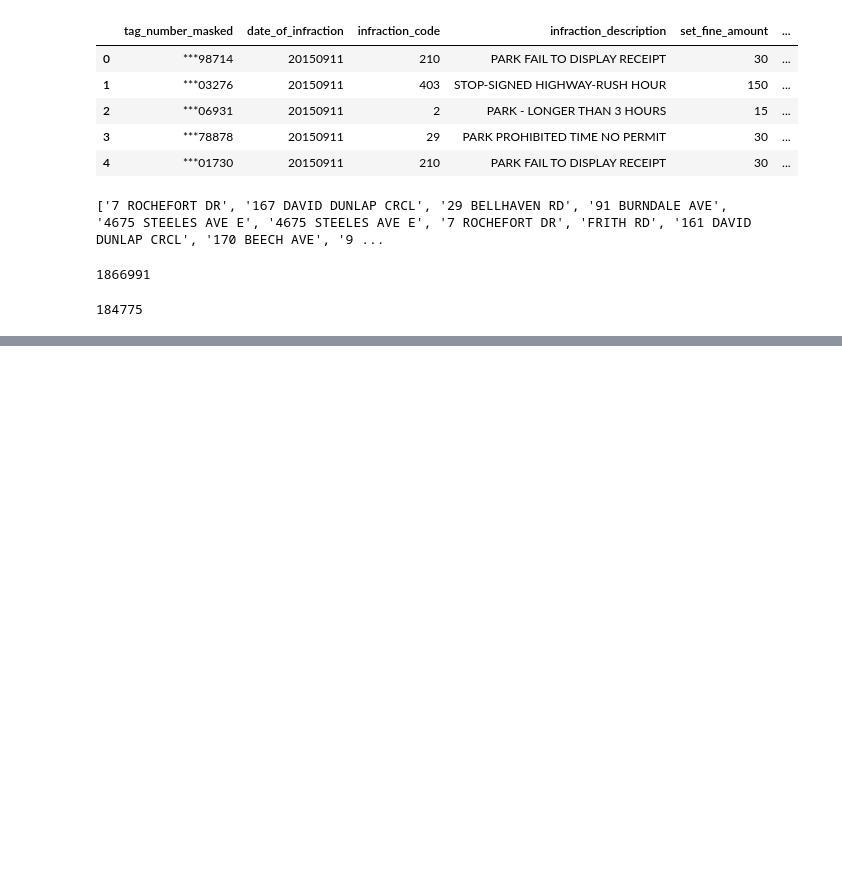
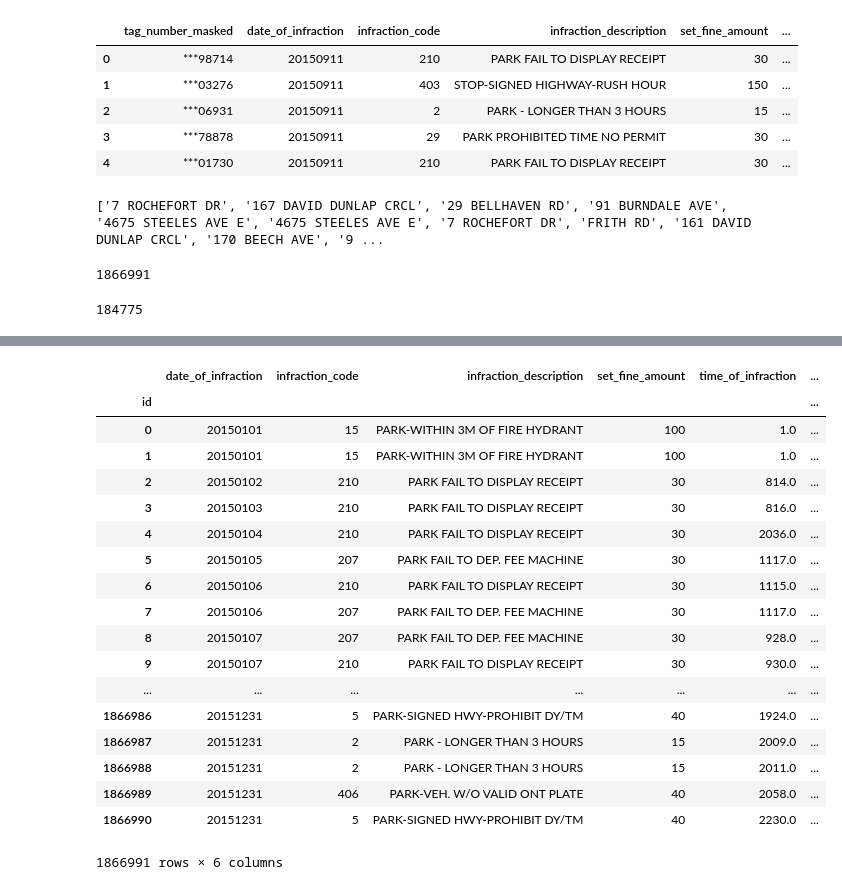
Before and after one commit to alobodanov/parking_ticket_data, a Jupyter notebook: Main Code.ipynb, the cells around one changed output, grey strips where cells are left out. Cells and saved outputs as stored; diff of their text form; code cells hidden in the pictures; blank space fills up the shorter version.

```diff
--- a/Main Code.ipynb
+++ b/Main Code.ipynb
@@ -82,0 +77,3 @@ clean_df
+# %%
+df = pd.DataFrame({'location2':clean_locations})
+df
@@ -82,0 +99,3 @@ clean_df
+# %%
+clean_df = pd.merge(tickets_2015_df,df,how="right",on='location2')
+clean_df
@@ -82,0 +121,26 @@ clean_df
+# %%
+index = np.arange(0,len(clean_df))
+clean_df["id"] = index
+clean_df.set_index("id",inplace=True)
+clean_df=clean_df[["date_of_infraction","infraction_code","infraction_description","set_fine_amount","time_of_infraction","location2"]]
+clean_df
+# %% [output]
+|  | date_of_infraction | infraction_code | infraction_description | set_fine_amount | time_of_infraction | ... |
+| id |  |  |  |  |  | ... |
+| 0 | 20150101 | 15 | PARK-WITHIN 3M OF FIRE HYDRANT | 100 | 1.0 | ... |
+| 1 | 20150101 | 15 | PARK-WITHIN 3M OF FIRE HYDRANT | 100 | 1.0 | ... |
+| 2 | 20150102 | 210 | PARK FAIL TO DISPLAY RECEIPT | 30 | 814.0 | ... |
+| 3 | 20150103 | 210 | PARK FAIL TO DISPLAY RECEIPT | 30 | 816.0 | ... |
+| 4 | 20150104 | 210 | PARK FAIL TO DISPLAY RECEIPT | 30 | 2036.0 | ... |
+| 5 | 20150105 | 207 | PARK FAIL TO DEP. FEE MACHINE | 30 | 1117.0 | ... |
+| 6 | 20150106 | 210 | PARK FAIL TO DISPLAY RECEIPT | 30 | 1115.0 | ... |
+| 7 | 20150106 | 207 | PARK FAIL TO DEP. FEE MACHINE | 30 | 1117.0 | ... |
+| 8 | 20150107 | 207 | PARK FAIL TO DEP. FEE MACHINE | 30 | 928.0 | ... |
+| 9 | 20150107 | 210 | PARK FAIL TO DISPLAY RECEIPT | 30 | 930.0 | ... |
+| ... | ... | ... | ... | ... | ... | ... |
+| 1866986 | 20151231 | 5 | PARK-SIGNED HWY-PROHIBIT DY/TM | 40 | 1924.0 | ... |
+| 1866987 | 20151231 | 2 | PARK - LONGER THAN 3 HOURS | 15 | 2009.0 | ... |
+| 1866988 | 20151231 | 2 | PARK - LONGER THAN 3 HOURS | 15 | 2011.0 | ... |
+| 1866989 | 20151231 | 406 | PARK-VEH. W/O VALID ONT PLATE | 40 | 2058.0 | ... |
+| 1866990 | 20151231 | 5 | PARK-SIGNED HWY-PROHIBIT DY/TM | 40 | 2230.0 | ... |
+1866991 rows × 6 columns
```
Also changed, not shown: parts of 6 cells of this notebook.
